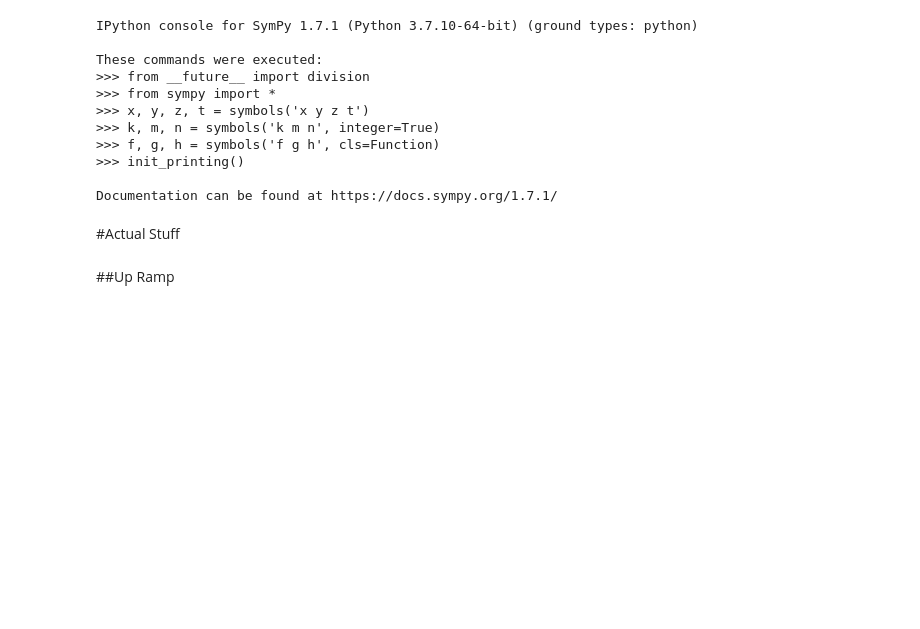
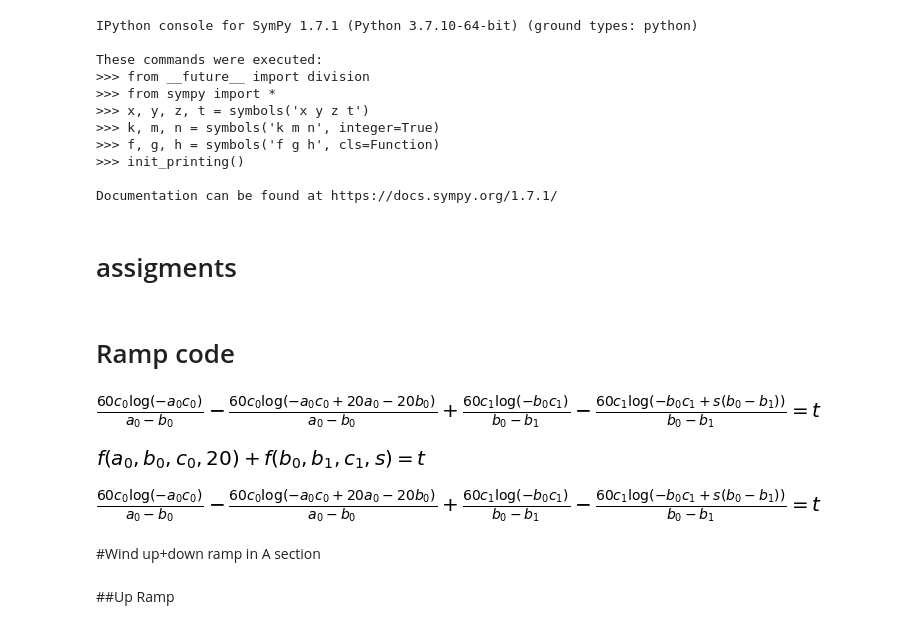
Before and after one commit to SG60/2021-multi-group-piece, a Jupyter notebook: Tempos.ipynb, the cells around one changed output. Cells and saved outputs as stored; diff of their text form; code cells hidden in the pictures; blank space fills up the shorter version.

```diff
--- a/Tempos.ipynb
+++ b/Tempos.ipynb
@@ -81,5 +55,9 @@ class CustomRound:
 custom_round_values_base = [0, 1/5,1/4,1/3,2/5,1/2,3/5,2/3,3/4,4/5]
 custom_round_values = [i+j for i in range(20) for j in custom_round_values_base]
 custom_round = CustomRound(custom_round_values)
-# %% [markdown]
-#Actual Stuff
+# %% [markdown]
+# assigments
+# %%
+a, a1, b, b1, c, c1, s, t = symbols('a:2 b:2 c:2 s t')
+# %% [markdown]
+# Ramp code
@@ -86,3 +68,16 @@ custom_round = CustomRound(custom_round_values)
+# %%
+tempoeq2_version_using_ramp = Eq(ramp(a,b,c,20) + ramp(b,b1,c1,s), t)
+display(tempoeq2_version_using_ramp) # this is equal to tempoeq2
+# or another way, starting with an unknown function:
+test1 = Eq(f(a,b,c,20)+f(b,b1,c1,s),t)
+display(test1)
+display(test1.replace(f,ramp))
+# %% [output]
+[figure, added]
+[figure, added]
+[figure, added]
+# %% [markdown]
+#Wind up+down ramp in A section
 # %% [markdown]
 ##Up Ramp
 # %%
```
Also changed, not shown: parts of 11 cells of this notebook.
